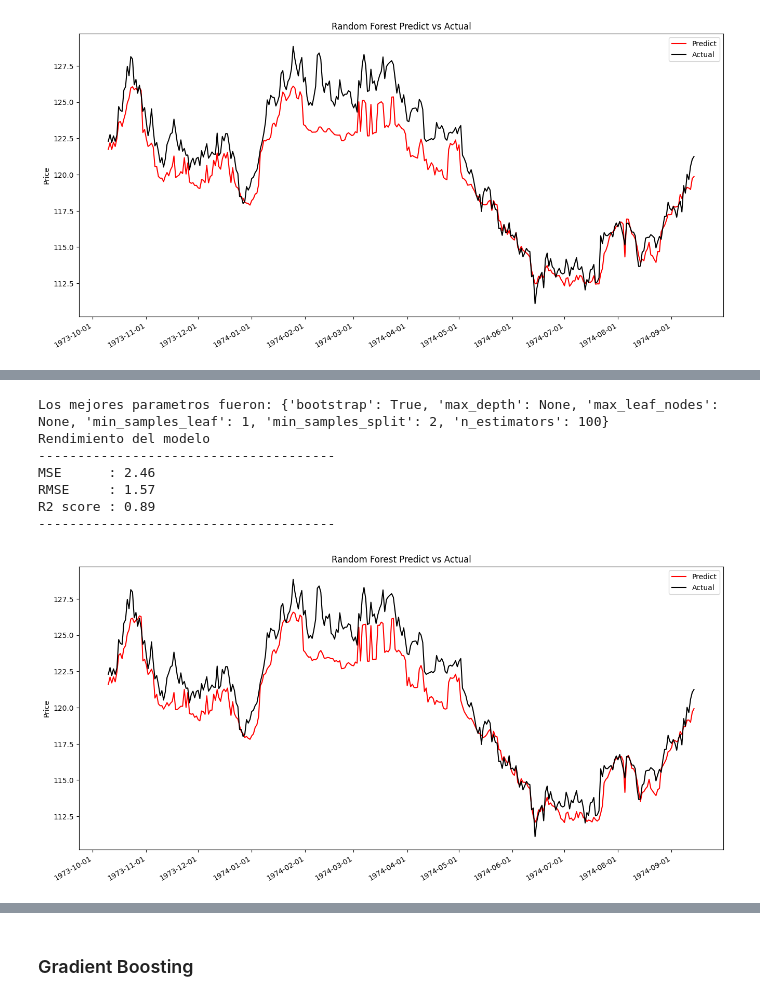
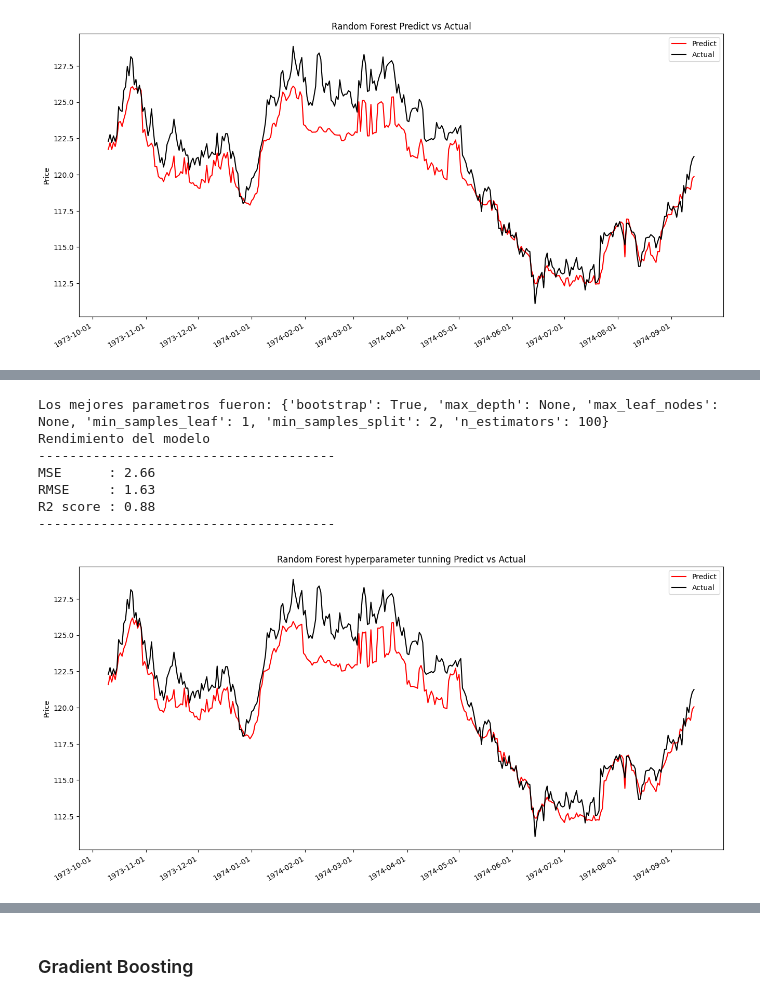
Before and after one commit to QuantConsulting/GOLD-FORECAST, a Jupyter notebook: notebooks/gold_prediction.ipynb, the cells around one changed output, grey strips where cells are left out. Drawn from its saved outputs; the diff is of its cells as text; code cells hidden in the pictures.

Commit message:
Primera entrega modelos AD, RF, RFHT
Conclusión modelos Árbol de Decisión, Random Forest y Random Forest Optimizado

```diff
--- a/notebooks/gold_prediction.ipynb
+++ b/notebooks/gold_prediction.ipynb
@@ -750,38 +754,38 @@ R2 score : 0.86
 # %%
 # Definición de la función para optimizar el modelo RandomForestRegressor usando GridSearchCV
 def optimizar_random_forest(X_train, y_train):
     # Inicialización del modelo RandomForestRegressor
     rf = RandomForestRegressor()
 
     # Definición del diccionario de parámetros para GridSearchCV
     param_grid = {
-        'n_estimators': [100, 200, 300],        # Número de árboles en el bosque
+        'n_estimators': [100, 200, 300],   # Número de árboles en el bosque
         'max_depth': [None, 10],           # Máxima profundidad de cada árbol
         'min_samples_split': [2, 5],       # Mínimo número de muestras requeridas para dividir un nodo
-        'min_samples_leaf': [1, 2, 4],        # Mínimo número de muestras requeridas en cada hoja
+        'min_samples_leaf': [1, 2, 4],     # Mínimo número de muestras requeridas en cada hoja
         'bootstrap': [True],               # Método de muestreo de las muestras para entrenar cada árbol
-        'max_leaf_nodes': [None, 50, 100]       # Máximo número de nodos hoja
+        'max_leaf_nodes': [None, 50, 100]  # Máximo número de nodos hoja
     }
 
     # Creación del objeto GridSearchCV con el modelo, los parámetros y la configuración de la validación cruzada
     grid_search = GridSearchCV(estimator=rf, param_grid=param_grid, cv=3, n_jobs=-1, verbose=0)
     # Ejecución de la búsqueda en malla con los datos de entrenamiento
     grid_search.fit(X_train, y_train)
     # Impresión de los mejores parámetros encontrados
     print(f"Los mejores parametros fueron: {grid_search.best_params_}")
     # Retorno del mejor modelo encontrado
     return grid_search.best_estimator_
 
 # Ejecución de la función de optimización con los datos de entrenamiento
 rfgs = optimizar_random_forest(X_train, y_train)
 # Evaluación del rendimiento del modelo optimizado y actualización de los diccionarios de métricas
-rendimiento_modelo(rfgs, "Random Forest", mse_dict, rmse_dict)
+rendimiento_modelo(rfgs, "Random Forest hyperparameter tunning", mse_dict, rmse_dict)
 # %% [output]
 Los mejores parametros fueron: {'bootstrap': True, 'max_depth': None, 'max_leaf_nodes': None, 'min_samples_leaf': 1, 'min_samples_split': 2, 'n_estimators': 100}
 Rendimiento del modelo
 --------------------------------------
-MSE      : 2.46
-RMSE     : 1.57
-R2 score : 0.89
+MSE      : 2.66
+RMSE     : 1.63
+R2 score : 0.88
 --------------------------------------
-[figure, old version]
+[figure, new version]
```
Also changed, not shown: parts of 3 cells of this notebook.
